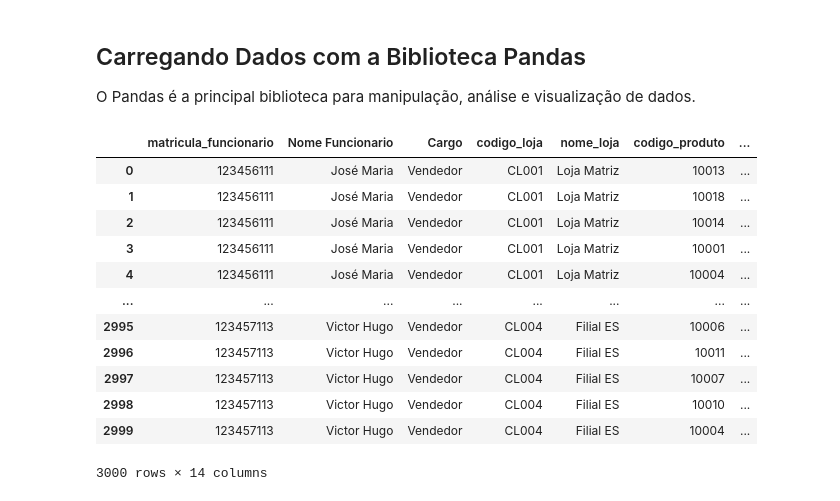
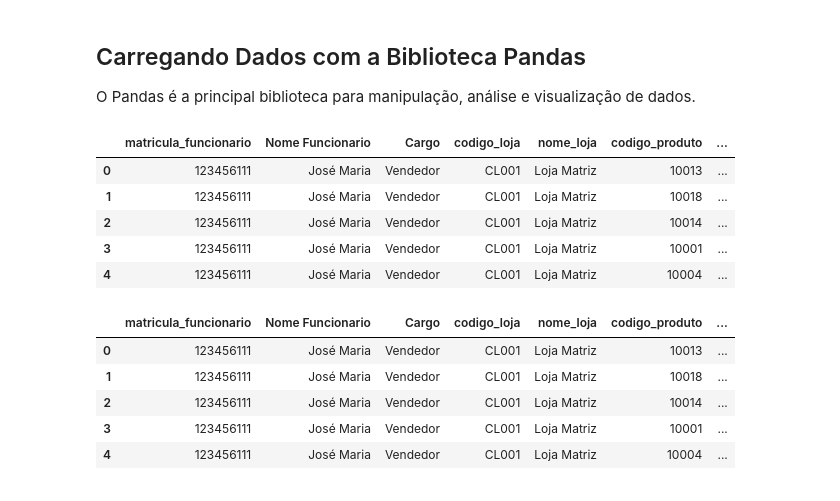
Before and after one commit to vamvieira/Aulas_Senai, a Jupyter notebook: AquisicaoDeDados.ipynb, the cells around one changed output. Saved outputs shown, nothing was run; the diff lists cells and outputs as text; code cells hidden in the pictures.

```diff
--- a/AquisicaoDeDados.ipynb
+++ b/AquisicaoDeDados.ipynb
@@ -8,19 +8,21 @@ O Pandas é a principal biblioteca para manipulação, análise e visualização
 # %%
 import pandas as pd
 # %%
-df = pd.read_csv('/content/base_vendas.csv')
+df = pd.read_csv('/content/base_vendas.csv', sep=',').head()
 df
 # %% [output]
 |  | matricula_funcionario | Nome Funcionario | Cargo | codigo_loja | nome_loja | codigo_produto | ... |
 | 0 | 123456111 | José Maria | Vendedor | CL001 | Loja Matriz | 10013 | ... |
 | 1 | 123456111 | José Maria | Vendedor | CL001 | Loja Matriz | 10018 | ... |
 | 2 | 123456111 | José Maria | Vendedor | CL001 | Loja Matriz | 10014 | ... |
 | 3 | 123456111 | José Maria | Vendedor | CL001 | Loja Matriz | 10001 | ... |
 | 4 | 123456111 | José Maria | Vendedor | CL001 | Loja Matriz | 10004 | ... |
-| ... | ... | ... | ... | ... | ... | ... | ... |
-| 2995 | 123457113 | Victor Hugo | Vendedor | CL004 | Filial ES | 10006 | ... |
-| 2996 | 123457113 | Victor Hugo | Vendedor | CL004 | Filial ES | 10011 | ... |
-| 2997 | 123457113 | Victor Hugo | Vendedor | CL004 | Filial ES | 10007 | ... |
-| 2998 | 123457113 | Victor Hugo | Vendedor | CL004 | Filial ES | 10010 | ... |
-| 2999 | 123457113 | Victor Hugo | Vendedor | CL004 | Filial ES | 10004 | ... |
-3000 rows × 14 columns
+# %%
+df.head()
+# %% [output]
+|  | matricula_funcionario | Nome Funcionario | Cargo | codigo_loja | nome_loja | codigo_produto | ... |
+| 0 | 123456111 | José Maria | Vendedor | CL001 | Loja Matriz | 10013 | ... |
+| 1 | 123456111 | José Maria | Vendedor | CL001 | Loja Matriz | 10018 | ... |
+| 2 | 123456111 | José Maria | Vendedor | CL001 | Loja Matriz | 10014 | ... |
+| 3 | 123456111 | José Maria | Vendedor | CL001 | Loja Matriz | 10001 | ... |
+| 4 | 123456111 | José Maria | Vendedor | CL001 | Loja Matriz | 10004 | ... |
```
Also changed, not shown: parts of 19 cells of this notebook.
